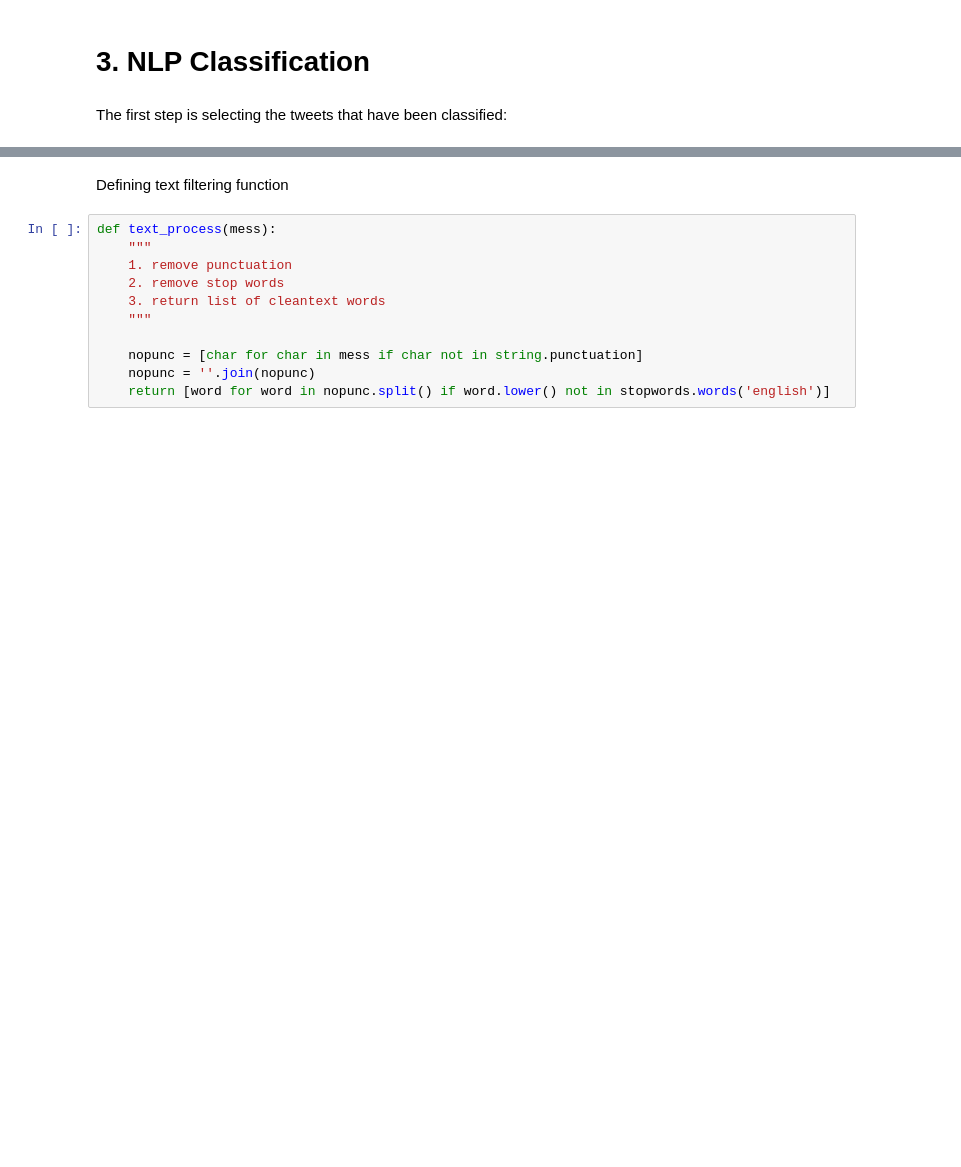
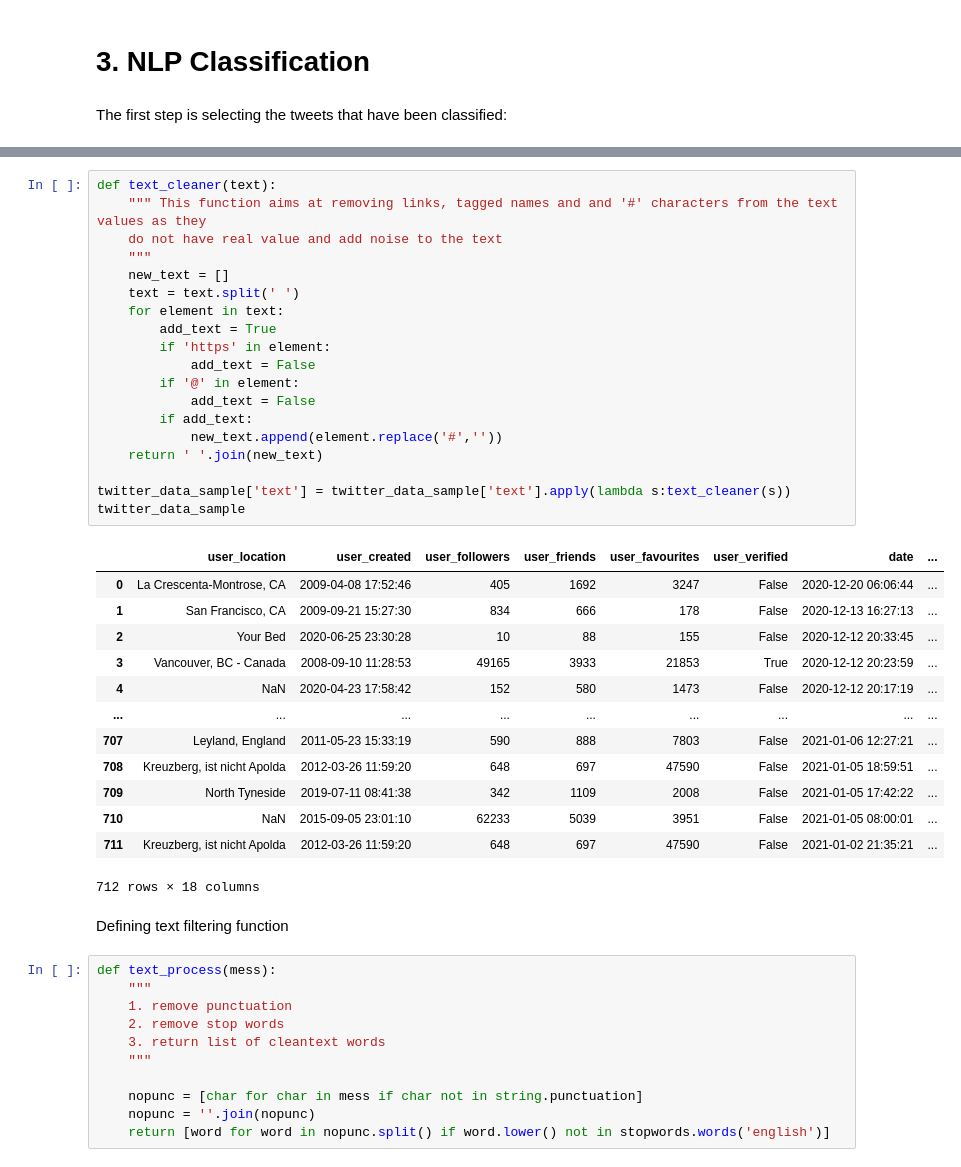
Before and after one commit to waeljrad/COVID19-vaccines, a Jupyter notebook: COVID vaccine Tweets.ipynb, the cells around one changed output, grey strips where cells are left out. Saved outputs shown, nothing was run; the diff lists cells and outputs as text; blank space fills up the shorter version.

```diff
--- a/COVID vaccine Tweets.ipynb
+++ b/COVID vaccine Tweets.ipynb
@@ -224,3 +223,36 @@ twitter_data_sample
+# %%
+def text_cleaner(text):
+    """ This function aims at removing links, tagged names and and '#' characters from the text values as they
+    do not have real value and add noise to the text
+    """
+    new_text = []
+    text = text.split(' ')
+    for element in text:
+        add_text = True
+        if 'https' in element:
+            add_text = False
+        if '@' in element:
+            add_text = False
+        if add_text:
+            new_text.append(element.replace('#',''))
+    return ' '.join(new_text)
+
+twitter_data_sample['text'] = twitter_data_sample['text'].apply(lambda s:text_cleaner(s))
+twitter_data_sample
+# %% [output]
+|  | user_location | user_created | user_followers | user_friends | user_favourites | user_verified | date | ... |
+| 0 | La Crescenta-Montrose, CA | 2009-04-08 17:52:46 | 405 | 1692 | 3247 | False | 2020-12-20 06:06:44 | ... |
+| 1 | San Francisco, CA | 2009-09-21 15:27:30 | 834 | 666 | 178 | False | 2020-12-13 16:27:13 | ... |
+| 2 | Your Bed | 2020-06-25 23:30:28 | 10 | 88 | 155 | False | 2020-12-12 20:33:45 | ... |
+| 3 | Vancouver, BC - Canada | 2008-09-10 11:28:53 | 49165 | 3933 | 21853 | True | 2020-12-12 20:23:59 | ... |
+| 4 | NaN | 2020-04-23 17:58:42 | 152 | 580 | 1473 | False | 2020-12-12 20:17:19 | ... |
+| ... | ... | ... | ... | ... | ... | ... | ... | ... |
+| 707 | Leyland, England | 2011-05-23 15:33:19 | 590 | 888 | 7803 | False | 2021-01-06 12:27:21 | ... |
+| 708 | Kreuzberg, ist nicht Apolda | 2012-03-26 11:59:20 | 648 | 697 | 47590 | False | 2021-01-05 18:59:51 | ... |
+| 709 | North Tyneside | 2019-07-11 08:41:38 | 342 | 1109 | 2008 | False | 2021-01-05 17:42:22 | ... |
+| 710 | NaN | 2015-09-05 23:01:10 | 62233 | 5039 | 3951 | False | 2021-01-05 08:00:01 | ... |
+| 711 | Kreuzberg, ist nicht Apolda | 2012-03-26 11:59:20 | 648 | 697 | 47590 | False | 2021-01-02 21:35:21 | ... |
+712 rows × 18 columns
 # %% [markdown]
 Defining text filtering function
 # %%
```
Also changed, not shown: parts of 4 cells of this notebook, 1 other file.
